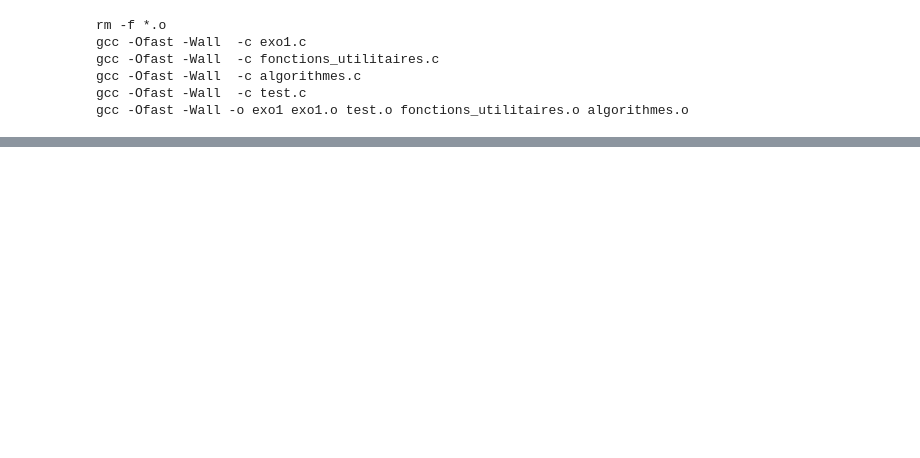
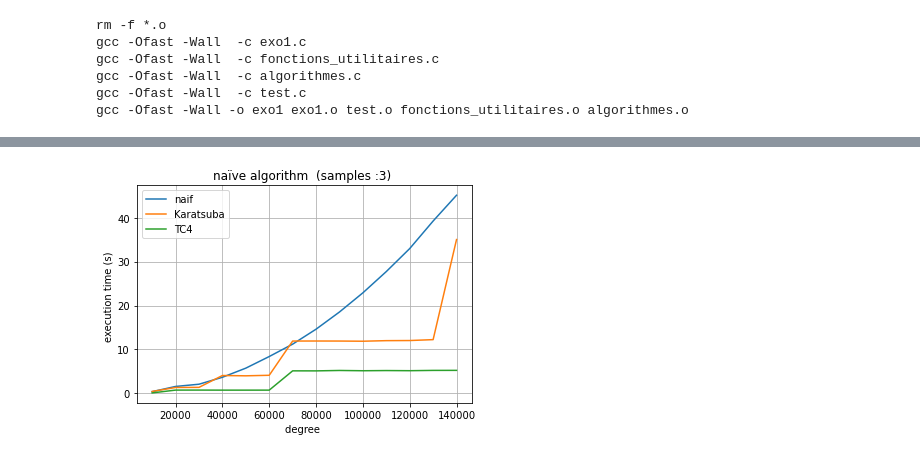
Before and after one commit to HugoRdet/Polynomial-Mul, a Jupyter notebook: tests.ipynb, the cells around one changed output, grey strips where cells are left out. Cells and saved outputs as stored; diff of their text form; code cells hidden in the pictures; blank space fills up the shorter version.

```diff
--- a/tests.ipynb
+++ b/tests.ipynb
@@ -114,0 +180,9 @@ tracer_courbes(x_pas_b,l_y_b,l_y_noms_b,x_label,y_label,title)
+# %%
+(x_pas,l_y,l_y_noms)=recup_tests_3algos(pas)
+
+x_label='degree '
+y_label='execution time (s) '
+title='naïve algorithm  (samples :{essais}) '.format(essais=NB_TESTS)
+tracer_courbes(x_pas,l_y,l_y_noms,x_label,y_label,title)
+# %% [output]
+[figure, added]
```
Also changed, not shown: parts of 6 cells of this notebook, 15 other files.
